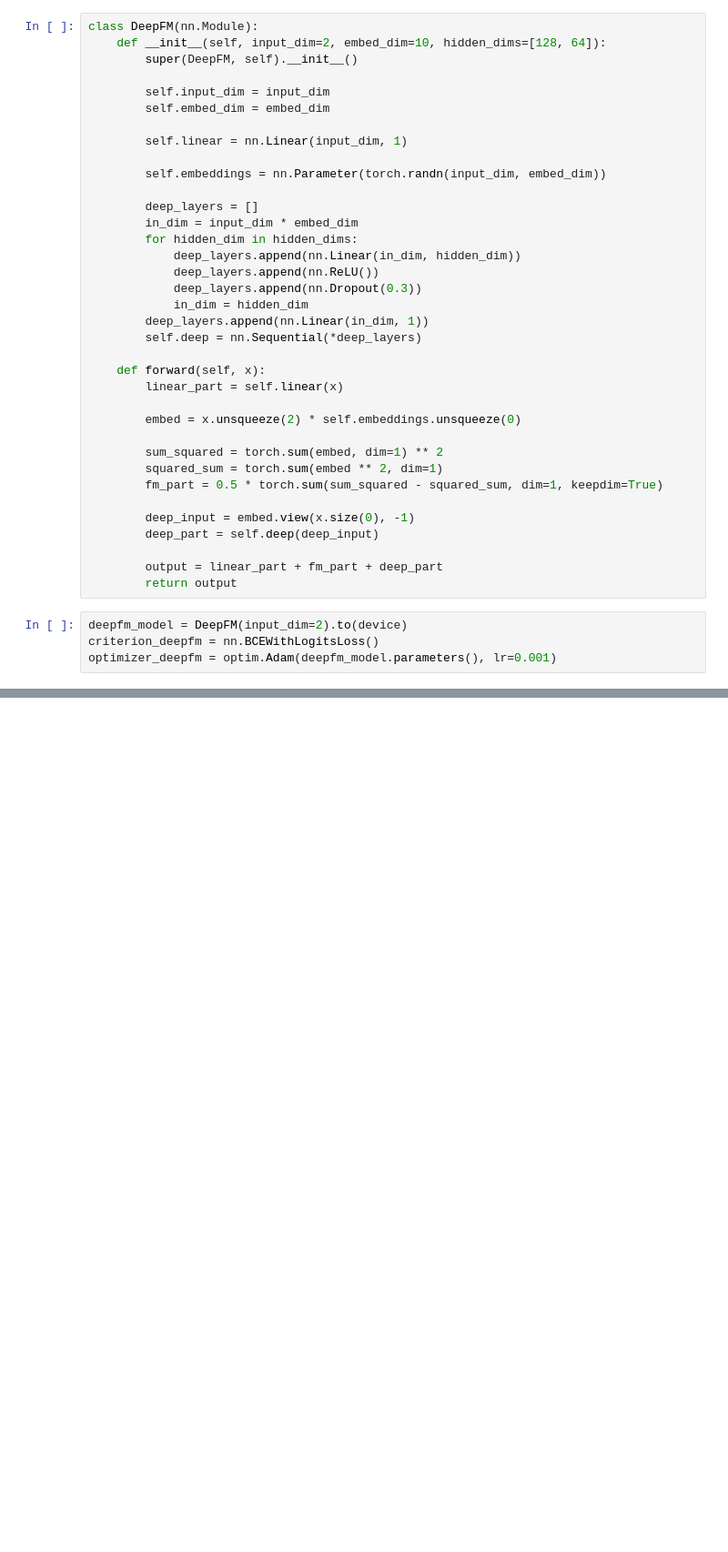
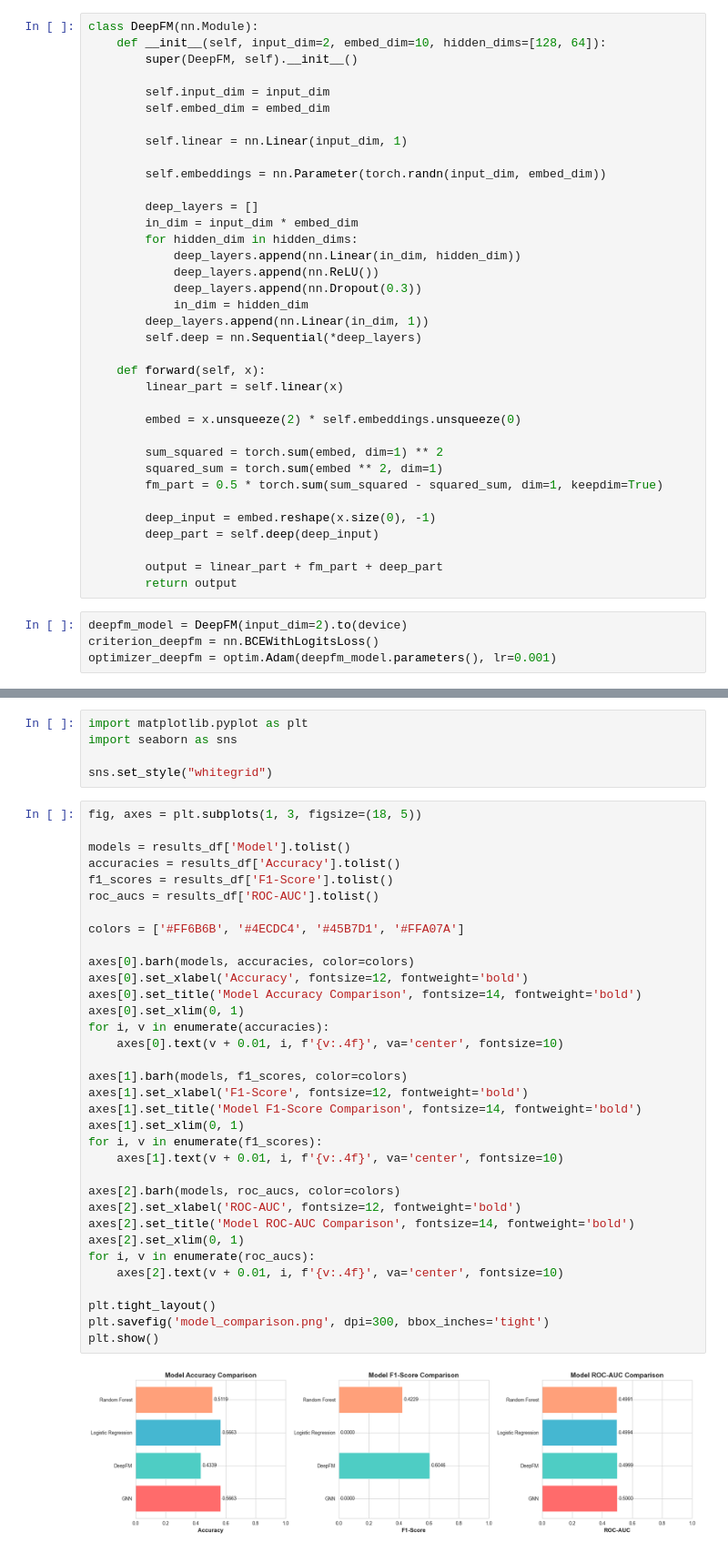
Before and after one commit to OscarEscriba/Proyecto-2-Data-Science, a Jupyter notebook: proyecto2.ipynb, the cells around one changed output, grey strips where cells are left out. Shown at 91% size. Drawn from its saved outputs; the diff is of its cells as text; blank space fills up the shorter version.

```diff
--- a/proyecto2.ipynb
+++ b/proyecto2.ipynb
@@ -278,7 +296,7 @@ class DeepFM(nn.Module):
         squared_sum = torch.sum(embed ** 2, dim=1)
         fm_part = 0.5 * torch.sum(sum_squared - squared_sum, dim=1, keepdim=True)
 
-        deep_input = embed.view(x.size(0), -1)
+        deep_input = embed.reshape(x.size(0), -1)
         deep_part = self.deep(deep_input)
 
         output = linear_part + fm_part + deep_part
@@ -387,3 +476,44 @@ best_model_name = results_df.iloc[0]['Model']
 print(f"\nBest Model: {best_model_name}")
 # %% [output]
 Best Model: DeepFM
+# %%
+import matplotlib.pyplot as plt
+import seaborn as sns
+
+sns.set_style("whitegrid")
+# %%
+fig, axes = plt.subplots(1, 3, figsize=(18, 5))
+
+models = results_df['Model'].tolist()
+accuracies = results_df['Accuracy'].tolist()
+f1_scores = results_df['F1-Score'].tolist()
+roc_aucs = results_df['ROC-AUC'].tolist()
+
+colors = ['#FF6B6B', '#4ECDC4', '#45B7D1', '#FFA07A']
+
+axes[0].barh(models, accuracies, color=colors)
+axes[0].set_xlabel('Accuracy', fontsize=12, fontweight='bold')
+axes[0].set_title('Model Accuracy Comparison', fontsize=14, fontweight='bold')
+axes[0].set_xlim(0, 1)
+for i, v in enumerate(accuracies):
+    axes[0].text(v + 0.01, i, f'{v:.4f}', va='center', fontsize=10)
+
+axes[1].barh(models, f1_scores, color=colors)
+axes[1].set_xlabel('F1-Score', fontsize=12, fontweight='bold')
+axes[1].set_title('Model F1-Score Comparison', fontsize=14, fontweight='bold')
+axes[1].set_xlim(0, 1)
+for i, v in enumerate(f1_scores):
+    axes[1].text(v + 0.01, i, f'{v:.4f}', va='center', fontsize=10)
+
+axes[2].barh(models, roc_aucs, color=colors)
+axes[2].set_xlabel('ROC-AUC', fontsize=12, fontweight='bold')
+axes[2].set_title('Model ROC-AUC Comparison', fontsize=14, fontweight='bold')
+axes[2].set_xlim(0, 1)
+for i, v in enumerate(roc_aucs):
+    axes[2].text(v + 0.01, i, f'{v:.4f}', va='center', fontsize=10)
+
+plt.tight_layout()
+plt.savefig('model_comparison.png', dpi=300, bbox_inches='tight')
+plt.show()
+# %% [output]
+[figure, added]
```
Also changed, not shown: parts of 15 cells of this notebook, 1 other file.
